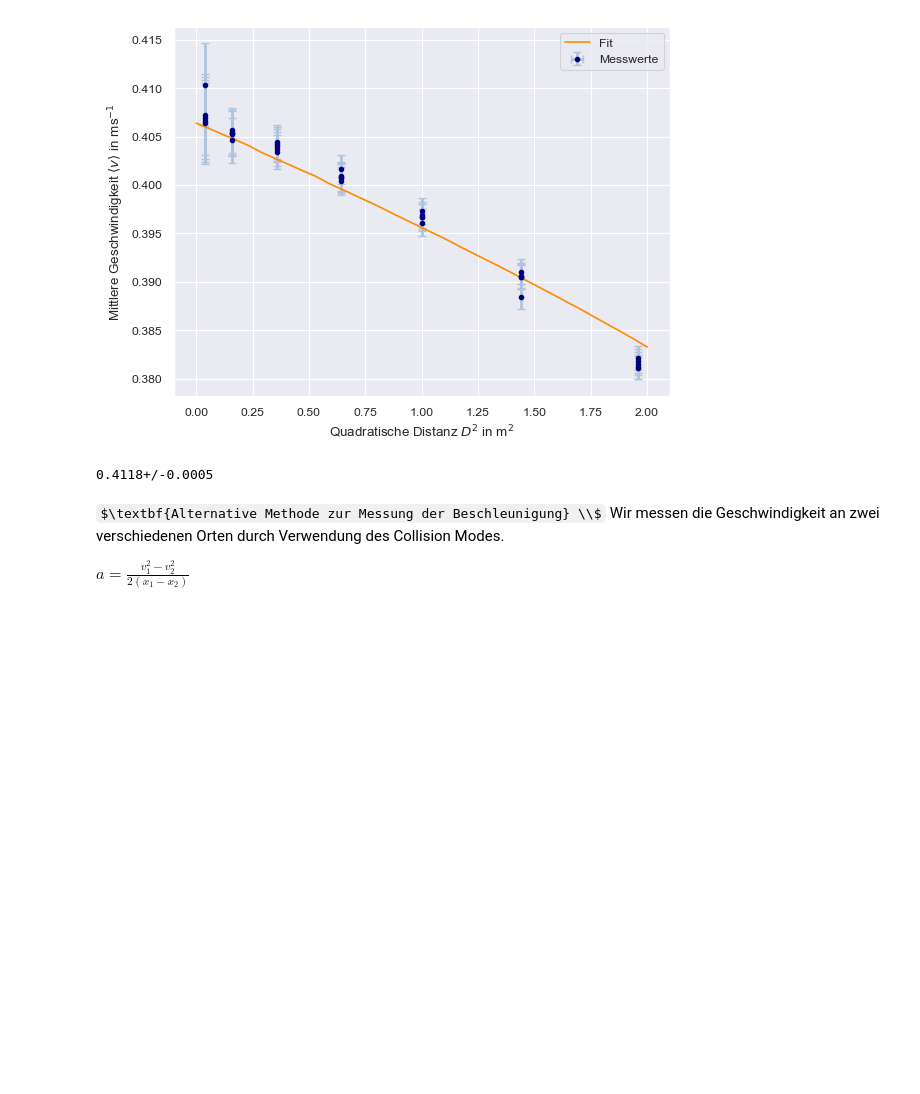
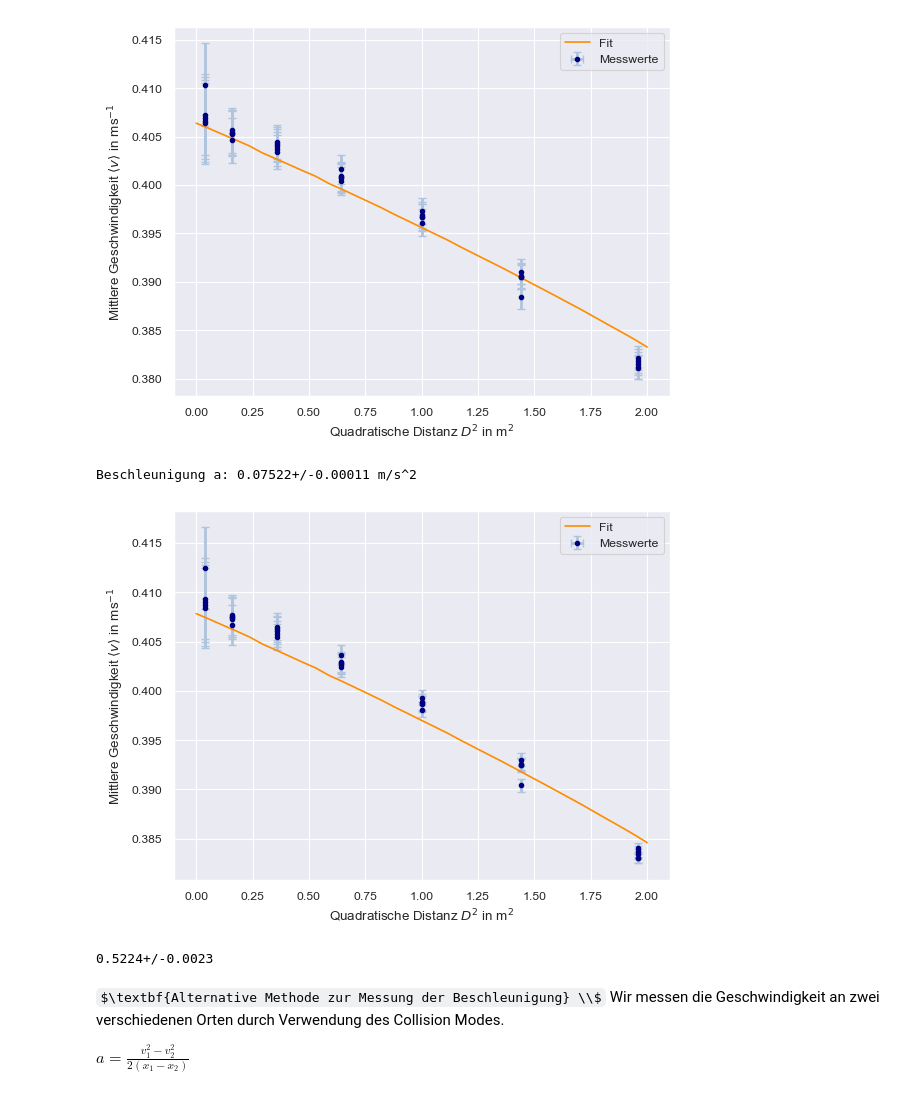
Before and after one commit to KemalOenen/Grundpraktikum2_Gruppe1_SS23, a Jupyter notebook: Versuch9/Luftkissenschiene.ipynb, the cells around one changed output. Drawn from its saved outputs; the diff is of its cells as text; code cells hidden in the pictures; some formulas as TeX source; blank space fills up the shorter version.

```diff
--- a/Versuch9/Luftkissenschiene.ipynb
+++ b/Versuch9/Luftkissenschiene.ipynb
@@ -80,10 +80,71 @@ plt.show()
 # %% [output]
 Beschleunigung a: 0.07469+/-0.00011 m/s^2
 [figure]
-# %%
-print(umath.sqrt(2*a1*S))
-# %% [output]
-0.4118+/-0.0005
+# %%
+met1_data=pd.read_csv("TwoGatesErdbeschleunigung.csv")
+
+#Distanzen und Zeiten
+D=[]
+t=met1_data["t/s"]
+for i in range(len(met1_data["Nr."])):
+    D.append(ufloat(met1_data["D/cm"][i], met1_data["D_err/cm"][i]))
+D=np.array(D)/100 #Umwandlung in meter
+
+#Berechnung der mittleren Geschwindigkeit mit Unsicherheit aufgrund der Distanz
+v=[]
+for i in range(len(met1_data["Nr."])):
+    v.append(D[i]/t[i])
+v=np.array(v)
+v=v#*0.995 #Berücksichtigung der statistischen Erhöhung der Messwerte um 1-2%
+
+#definiere die Neigung, Start-/Mittelposition und die Masse
+d=ufloat(0.93375, 0.00395) #Dicke vom Klotz
+distance_stands=ufloat(102.4, 0.14)
+angle=umath.atan(d/distance_stands)
+mass=ufloat(0.296, 0.001) #kg
+x0=ufloat(0.015, 0.0014) #Startposition in m
+x1=ufloat(1.15, 0.0014) #Mittelposition in m
+S=x1-x0 #Abstand zwischen den Positionen
+
+#Definition von D Quadrat aufgrund der folgenden Plots
+D2=[]
+for i in range(len(D)):
+    D2.append(D[i]*D[i])
+D2=np.array(D2)
+
+#spezielle Definiton für die Unsicherheit der Geschwindigkeit, dadurch komplette Unsicherheit
+v_err=[]
+for i in range(len(v)):
+    v_err.append(np.sqrt((v[i].s)**2 + 0.001**2 + (3e-3*(v[i].n)**2)**2))
+v_err=np.array(v_err)
+
+#Plots
+plt.errorbar(x = [D2[i].n for i in range(len(D2))], xerr = [D2[i].s for i in range(len(D2))], y = [v[i].n for i in range(len(v))], yerr = [v[i].s for i in range(len(v))],
+             markersize=6, fmt=".",color="navy", ecolor="lightsteelblue", elinewidth=2, capsize=3, label="Messwerte")
+plt.xlabel(r"Quadratische Distanz $D^2$ in m$^2$")
+plt.ylabel(r"Mittlere Geschwindigkeit $\langle v \rangle$ in ms$^{-1}$")
+
+#Fitten
+from scipy.optimize import curve_fit
+beta_m=1.5/296*np.array([v[i].n for i in range(len(v))]) #Berücksichtigung der Reibung
+def Function1(d2, a):
+    return np.sqrt(2*(a-beta_m)*S.n)*(np.sqrt(1+d2**(1/2)/(2*S.n)) + np.sqrt(1-d2**(1/2)/(2*S.n)))/2
+
+popt, pcov = curve_fit(Function1, [D2[i].n for i in range(len(D2))], [v[i].n for i in range(len(v))], sigma=[v[i].s for i in range(len(v))])
+a1=ufloat(popt[0], np.sqrt(pcov))
+print("Beschleunigung a: " + str(a1) + " m/s^2")
+#Sehr gute Übereinstimmung unter annahme der Kleinwinkelnäherung
+plt.plot(np.linspace(0, 2, 35), Function1(np.linspace(0, 2, 35), popt[0]), color="darkorange", label="Fit")
+plt.legend()
+plt.savefig("Mittlere_v_von_Q2.png", dpi=500, bbox_inches="tight")
+plt.show()
+# %% [output]
+Beschleunigung a: 0.07522+/-0.00011 m/s^2
+[figure, added]
+# %%
+print(angle*360/2/np.pi)
+# %% [output]
+0.5224+/-0.0023
 # %% [markdown]
 $\textbf{Alternative Methode zur Messung der Beschleunigung} \\$
 Wir messen die Geschwindigkeit an zwei verschiedenen Orten durch Verwendung des Collision Modes.
```
Also changed, not shown: parts of 1 cell of this notebook, 1 other file.
